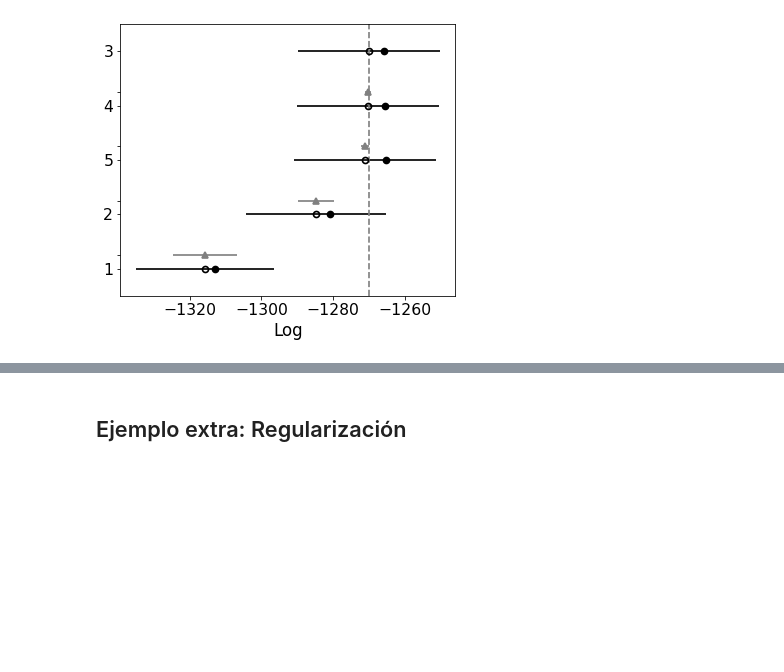
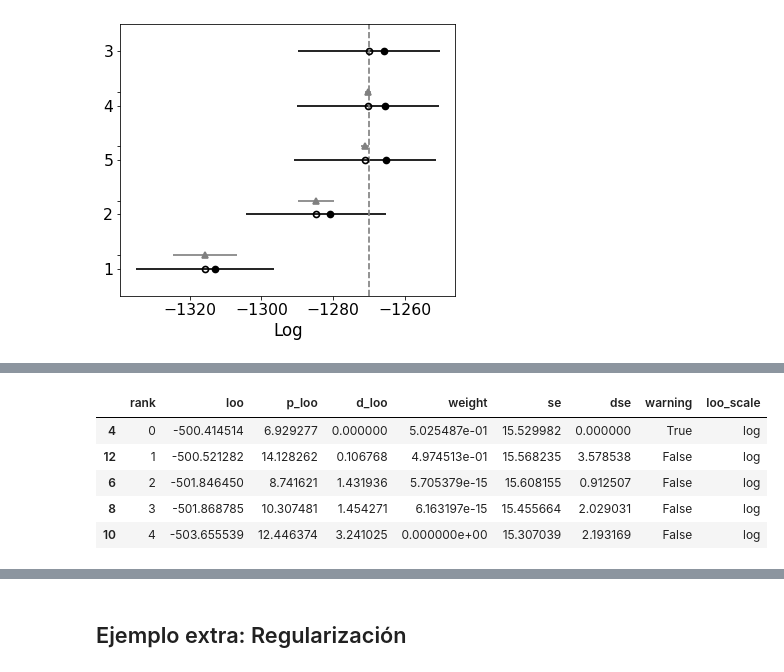
Before and after one commit to mbalbi/ciencia_de_datos, a Jupyter notebook: notebooks/practica_8.ipynb, the cells around one changed output, grey strips where cells are left out. Cells and saved outputs as stored; diff of their text form; code cells hidden in the pictures; blank space fills up the shorter version.

```diff
--- a/notebooks/practica_8.ipynb
+++ b/notebooks/practica_8.ipynb
@@ -1163,0 +1266,11 @@ az.plot_compare( az_comp_loo );
+# %%
+model_comp = {str(nudos[i]):traces_ej5[i] for i in range(len(nudos))}
+az_comp_loo = az.compare( model_comp, ic='loo' )
+az_comp_loo
+# %% [output]
+|  | rank | loo | p_loo | d_loo | weight | se | dse | warning | loo_scale |
+| 4 | 0 | -500.414514 | 6.929277 | 0.000000 | 5.025487e-01 | 15.529982 | 0.000000 | True | log |
+| 12 | 1 | -500.521282 | 14.128262 | 0.106768 | 4.974513e-01 | 15.568235 | 3.578538 | False | log |
+| 6 | 2 | -501.846450 | 8.741621 | 1.431936 | 5.705379e-15 | 15.608155 | 0.912507 | False | log |
+| 8 | 3 | -501.868785 | 10.307481 | 1.454271 | 6.163197e-15 | 15.455664 | 2.029031 | False | log |
+| 10 | 4 | -503.655539 | 12.446374 | 3.241025 | 0.000000e+00 | 15.307039 | 2.193169 | False | log |
```
Also changed, not shown: parts of 12 cells of this notebook.
